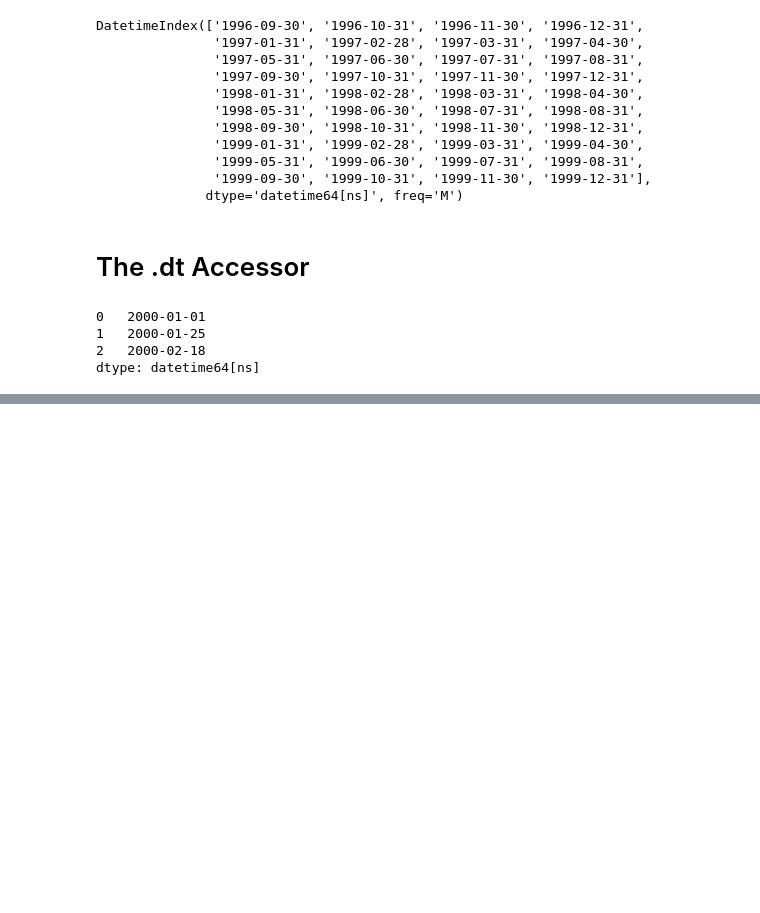
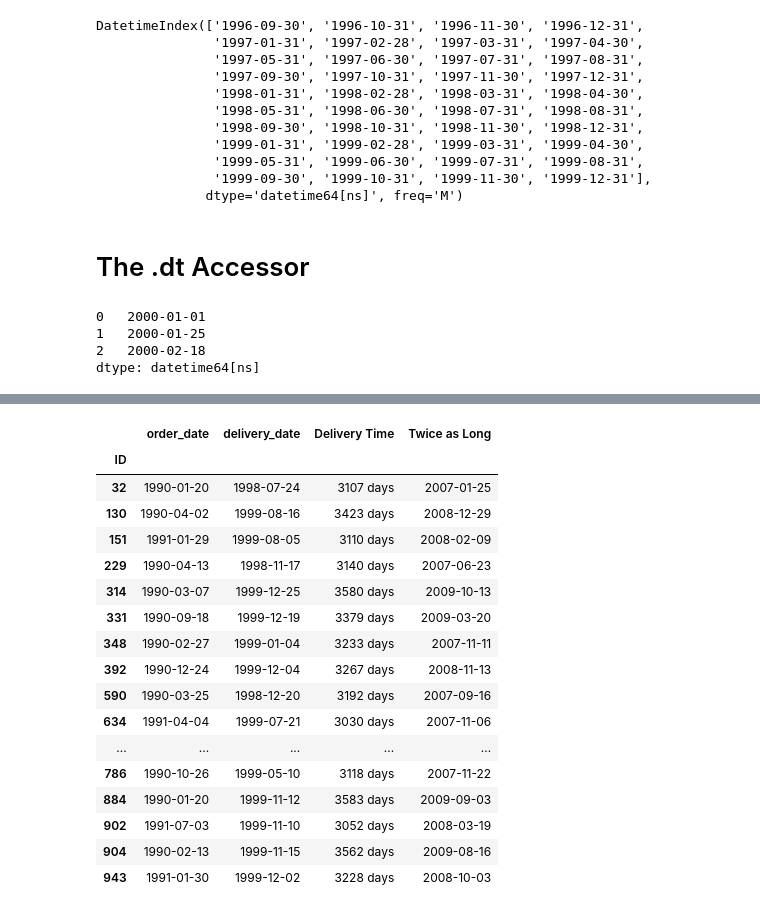
Before and after one commit to waynebli/Data-Analysis-with-Python-and-Pandas, a Jupyter notebook: 09_Working_with_Dates_and_Times.ipynb, the cells around one changed output, grey strips where cells are left out. Saved outputs shown, nothing was run; the diff lists cells and outputs as text; code cells hidden in the pictures; blank space fills up the shorter version.

Commit message:
Continue with Python Dates

```diff
--- a/09_Working_with_Dates_and_Times.ipynb
+++ b/09_Working_with_Dates_and_Times.ipynb
@@ -315,0 +681,3 @@ dtype: datetime64[ns]
+# %%
+shipping = pd.read_csv('Codes/ecommerce.csv', index_col='ID', parse_dates=['order_date', 'delivery_date'])
+shipping.head(3)
@@ -315,0 +690,3 @@ dtype: datetime64[ns]
+# %%
+shipping['Delivery Time'] = shipping['delivery_date'] - shipping['order_date']
+shipping.head(3)
@@ -315,0 +699,3 @@ dtype: datetime64[ns]
+# %%
+shipping['Twice as Long'] = shipping['delivery_date'] + shipping['Delivery Time']
+shipping.head(3)
@@ -315,0 +708,22 @@ dtype: datetime64[ns]
+# %%
+mask = shipping['Delivery Time'] > '3000 days'
+shipping[mask]
+# %% [output]
+|  | order_date | delivery_date | Delivery Time | Twice as Long |
+| ID |  |  |  |  |
+| 32 | 1990-01-20 | 1998-07-24 | 3107 days | 2007-01-25 |
+| 130 | 1990-04-02 | 1999-08-16 | 3423 days | 2008-12-29 |
+| 151 | 1991-01-29 | 1999-08-05 | 3110 days | 2008-02-09 |
+| 229 | 1990-04-13 | 1998-11-17 | 3140 days | 2007-06-23 |
+| 314 | 1990-03-07 | 1999-12-25 | 3580 days | 2009-10-13 |
+| 331 | 1990-09-18 | 1999-12-19 | 3379 days | 2009-03-20 |
+| 348 | 1990-02-27 | 1999-01-04 | 3233 days | 2007-11-11 |
+| 392 | 1990-12-24 | 1999-12-04 | 3267 days | 2008-11-13 |
+| 590 | 1990-03-25 | 1998-12-20 | 3192 days | 2007-09-16 |
+| 634 | 1991-04-04 | 1999-07-21 | 3030 days | 2007-11-06 |
+| ... | ... | ... | ... | ... |
+| 786 | 1990-10-26 | 1999-05-10 | 3118 days | 2007-11-22 |
+| 884 | 1990-01-20 | 1999-11-12 | 3583 days | 2009-09-03 |
+| 902 | 1991-07-03 | 1999-11-10 | 3052 days | 2008-03-19 |
+| 904 | 1990-02-13 | 1999-11-15 | 3562 days | 2009-08-16 |
+| 943 | 1991-01-30 | 1999-12-02 | 3228 days | 2008-10-03 |
```
Also changed, not shown: parts of 49 cells of this notebook.
